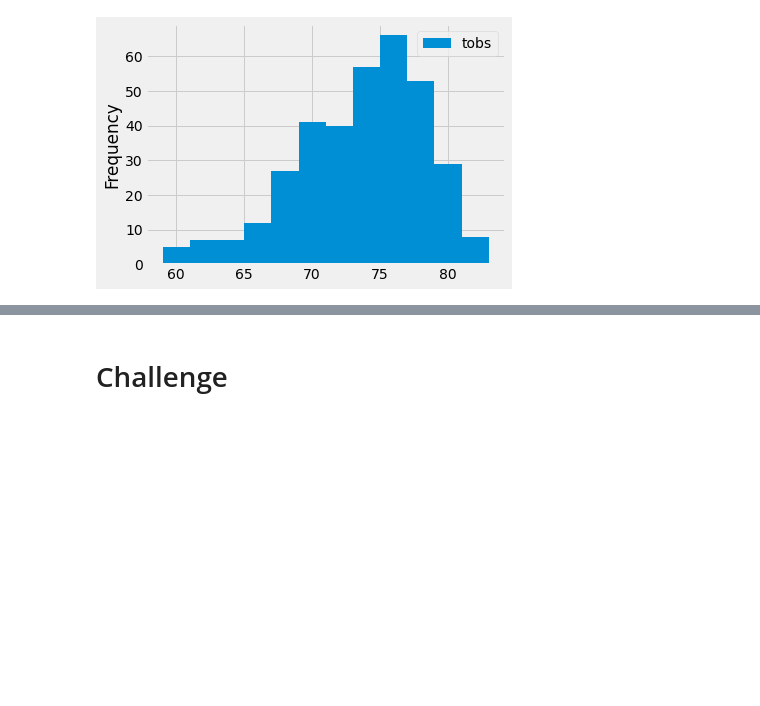
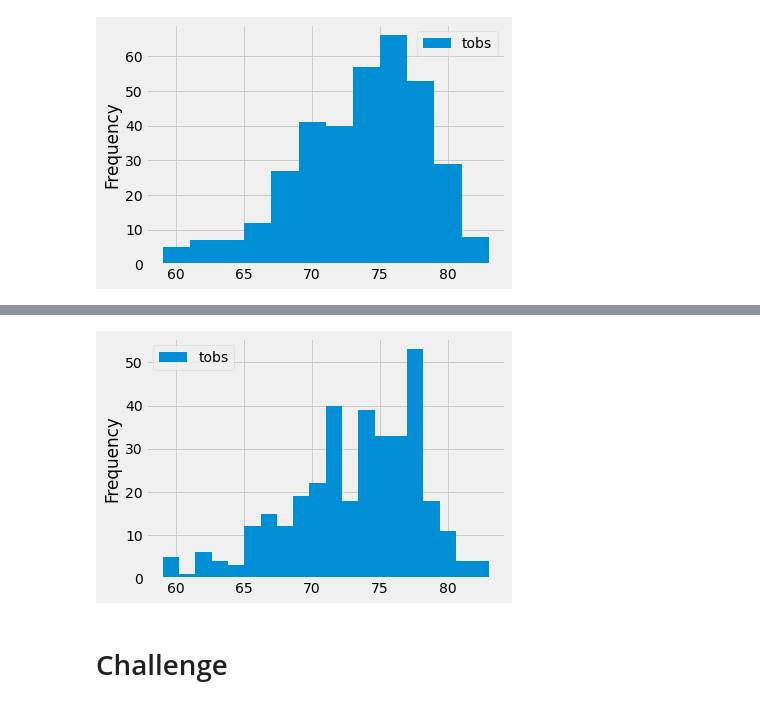
Before and after one commit to MegnRene/Surfs_up, a Jupyter notebook: climate_analysis.ipynb, the cells around one changed output, grey strips where cells are left out. Cells and saved outputs as stored; diff of their text form; code cells hidden in the pictures; blank space fills up the shorter version.

```diff
--- a/climate_analysis.ipynb
+++ b/climate_analysis.ipynb
@@ -190,6 +195,11 @@ plt.tight_layout()
 # we can infer that a vast majority of the observations were over 67 degrees.
 #If you count up the bins to the right of 67 degrees,
 #you will get about 325 days where it was over 67 degrees when the temperature was observed.
+# %%
+df.plot.hist(bins=20)
+plt.tight_layout()
+# %% [output]
+[figure, added]
 # %%
 # Write a function called `calc_temps` that will accept start date and end date in the format '%Y-%m-%d'
 # and return the minimum, average, and maximum temperatures for that range of dates
```
Also changed, not shown: parts of 1 cell of this notebook.
